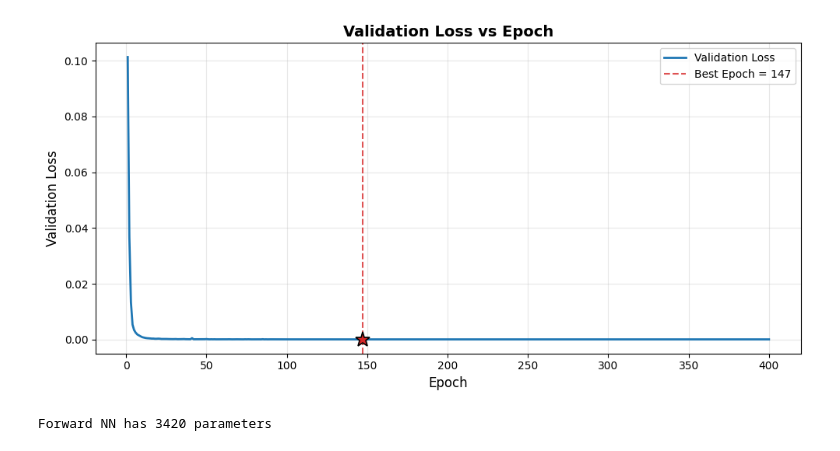
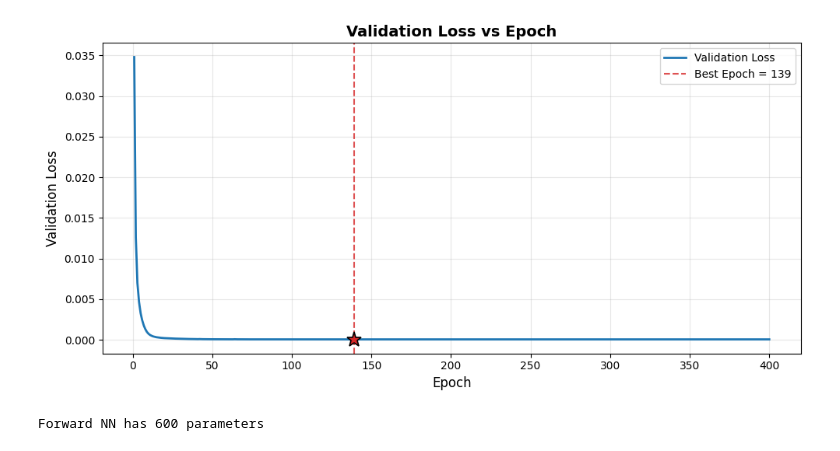
Before and after one commit to aquigney/sparseDPD, a Jupyter notebook: refactored_notebook.ipynb, the cells around one changed output. Cells and saved outputs as stored; diff of their text form; code cells hidden in the pictures.

```diff
--- a/refactored_notebook.ipynb
+++ b/refactored_notebook.ipynb
@@ -106,12 +163,12 @@ NMSE: -39.9357 dB
 # %%
 # Use OpenDPD dataset, store the folder containing the csv files
-openDPD_folder = 'OpenDPD_datasets/paper_dataset'
+openDPD_folder = 'OpenDPD_datasets/DPA_160MHz'
 
 #40,000 points
 openDPD_dataManager = DataManager(
     num_test_points=2000,
     num_training_points=23040,
-    num_validaiton_points=768000,
+    num_validaiton_points=7680,
     openDPD_test_input_file=f'{openDPD_folder}/test_input.csv',
     openDPD_test_output_file=f'{openDPD_folder}/test_output.csv',
     openDPD_training_input_file=f'{openDPD_folder}/train_input.csv',
@@ -121,14 +178,14 @@ openDPD_dataManager = DataManager(
 )
 
 # Setup a volterra model and a volterra inverse
-volterra_forward_model_openDPD = Volterra(num_nl_orders=5, num_memory_levels=3, dataset=openDPD_dataManager.training_dataset)
+volterra_forward_model_openDPD = Volterra(num_nl_orders=5, num_memory_levels=10, dataset=openDPD_dataManager.training_dataset)
 
 print(f" OpenDPD Volterra NMSE: {volterra_forward_model_openDPD.calculate_volterra_nmse(openDPD_dataManager.test_dataset)} dB")
 
 # Train forward NN on OpenDPD data
-open_forward_nn = PNTDNN_NeuralNetwork(num_memory_levels=20, model_type='PNTDNN_3_layers', forward_model=True)
+open_forward_nn = PNTDNN_NeuralNetwork(num_memory_levels=10, model_type='OneLayerNetwork', forward_model=True)
 train_losses_open, valid_losses_open, best_epoch_open = open_forward_nn.get_best_model(num_epochs=400, training_dataset=openDPD_dataManager.training_dataset,
-                                                               validation_dataset=openDPD_dataManager.validation_dataset, learning_rate=1e-3, use_frames=False,
+                                                               validation_dataset=openDPD_dataManager.validation_dataset, learning_rate=1e-3, use_frames=True,
                                                                frame_stride=300, frame_length=500, grad_clip_val=1.0)
 
 #print the nmse of the forward nn
@@ -159,5 +216,5 @@ OpenDPD NN Forward Model NMSE: nan dB
-[figure, old version]
+[figure, new version]
-Forward NN has 3420 parameters
+Forward NN has 600 parameters
 # %%
 # Run linear pruning experiment on simple dataset
 exp = LinearExperiment(open_forward_nn, 8, 0.3, 200, openDPD_dataManager.get_training_data(), openDPD_dataManager.get_validation_data(), openDPD_dataManager.get_test_data())
```
Also changed, not shown: parts of 5 cells of this notebook, 1 other file.
